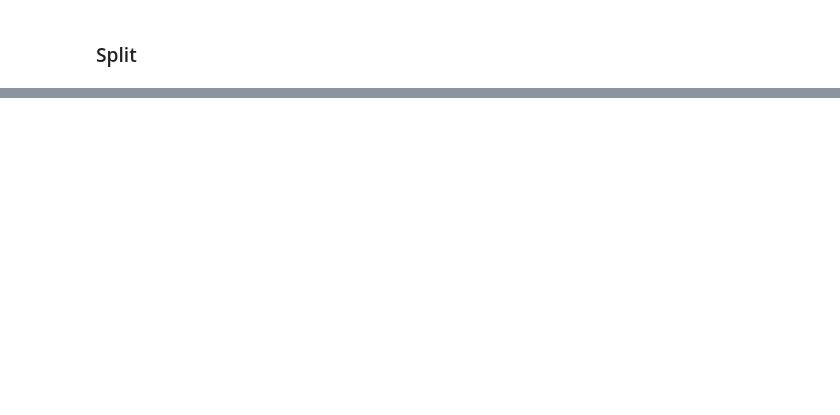
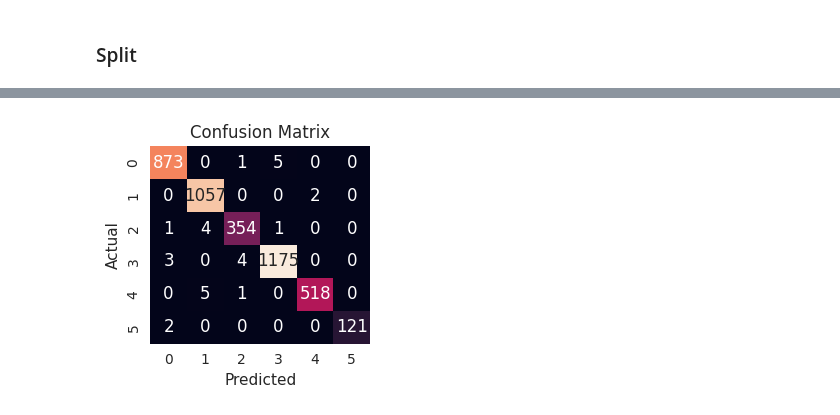
Before and after one commit to 4GeeksAcademy/sarayruiz---Machine-Learning, a Jupyter notebook: src/09-k-means-housing.ipynb, the cells around one changed output, grey strips where cells are left out. Saved outputs shown, nothing was run; the diff lists cells and outputs as text; code cells hidden in the pictures; blank space fills up the shorter version.

```diff
--- a/src/09-k-means-housing.ipynb
+++ b/src/09-k-means-housing.ipynb
@@ -158,0 +325,10 @@ hola perrito, esto es una prueba de si se sube desde el visual code. 2
+# %%
+# Aplico Modelo, con los resultados del best params.
+model2 = KNeighborsClassifier(weights='distance',
+                              p=1.25,
+                              n_neighbors=39,
+                              n_jobs=2,
+                              algorithm='ball_tree')
+
+# Entrenamiento
+model2.fit(X_train, y_train)
@@ -158,0 +338,4 @@ hola perrito, esto es una prueba de si se sube desde el visual code. 2
+# %%
+# Predicción
+y_pred_test2 = model2.predict(X_test)
+y_pred_train2 = model2.predict(X_train)
@@ -158,0 +365,17 @@ hola perrito, esto es una prueba de si se sube desde el visual code. 2
+# %%
+#confusion_matrix
+confusionm = confusion_matrix(y_test, y_pred_test2)
+
+# Dibujaremos esta matriz para hacerla más visual
+df_confusionm = pd.DataFrame(confusionm)
+
+plt.figure(figsize=(3, 3))
+sns.heatmap(df_confusionm, annot=True, fmt="d", cbar=False)
+plt.xlabel('Predicted')
+plt.ylabel('Actual')
+plt.title('Confusion Matrix')
+
+plt.tight_layout()
+plt.show()
+# %% [output]
+[figure, added]
```
Also changed, not shown: parts of 24 cells of this notebook, 5 other files.
